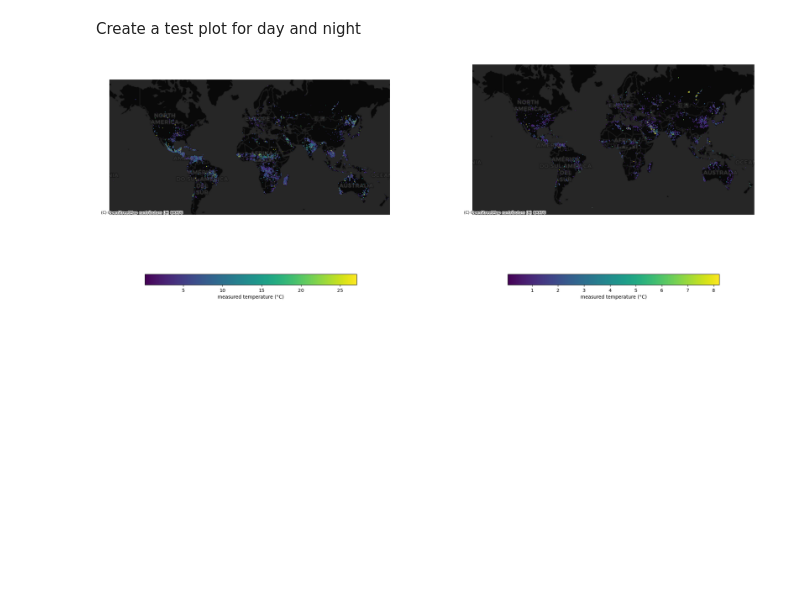
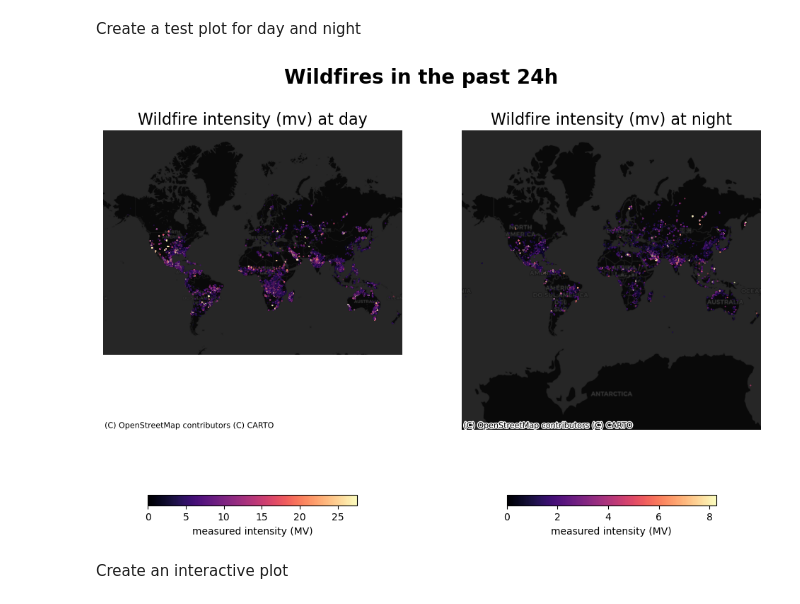
Before and after one commit to Goldmandli/Project_GEO876, a Jupyter notebook: notebooks/Project_Notebook.ipynb, the cells around one changed output. Saved outputs shown, nothing was run; the diff lists cells and outputs as text; code cells hidden in the pictures; blank space fills up the shorter version.

Commit message:
Create interactive map, experiment with folium

```diff
--- a/notebooks/Project_Notebook.ipynb
+++ b/notebooks/Project_Notebook.ipynb
@@ -293,8 +297,9 @@ gdf_viirs_night = gpd.GeoDataFrame(
 ).to_crs(epsg=3857)
 
 # Plot with two subplots
-fig, axs = plt.subplots(1, 2, figsize=(25, 15))
+fig, axs = plt.subplots(1, 2, figsize=(12, 8))
 
+# Filter for outliers
 vmax_day = np.percentile(gdf_viirs_day["intensity_mv"], 95)
 
 gdf_viirs_day.plot(ax=axs[0],
@@ -303,33 +308,46 @@ gdf_viirs_day.plot(ax=axs[0],
                markersize=0.2,
                alpha=0.5,
                vmax=vmax_day,
+               cmap="magma",
                legend_kwds={
-                   "label": "measured temperature (°C)",
+                   "label": "measured intensity (MV)",
                    "orientation": "horizontal",
                    "shrink":0.7
     })
 
 vmax_night = np.percentile(gdf_viirs_night["intensity_mv"], 95)
 
 gdf_viirs_night.plot(ax=axs[1],
                column="intensity_mv",
                legend=True,
                markersize=0.2,
                alpha=0.5,
                vmax=vmax_night,
+               cmap="magma",
                legend_kwds={
-                   "label": "measured temperature (°C)",
+                   "label": "measured intensity (MV)",
                    "orientation": "horizontal",
                    "shrink":0.7
     })
 
 # Add a basemap
 ctx.add_basemap(ax=axs[0], source=ctx.providers.CartoDB.DarkMatter)
 ctx.add_basemap(ax=axs[1], source=ctx.providers.CartoDB.DarkMatter)
 
+# Set a title
+fig.suptitle("Wildfires in the past 24h", fontsize=20, fontweight="bold")
+axs[0].set_title("Wildfire intensity (mv) at day", fontsize=16, color="k")
+axs[1].set_title("Wildfire intensity (mv) at night", fontsize=16, color="k")
+
+for ax in axs:
+    ax.set_xlim(-20000000, 20000000)
+    ax.set_ylim(-20000000, 20000000)
+
 # Hide axes
 axs[0].set_axis_off()
 axs[1].set_axis_off()
 plt.show()
 # %% [output]
-[figure, old version]
+[figure, new version]
+# %% [markdown]
+Create an interactive plot
```
Also changed, not shown: parts of 13 cells of this notebook.
